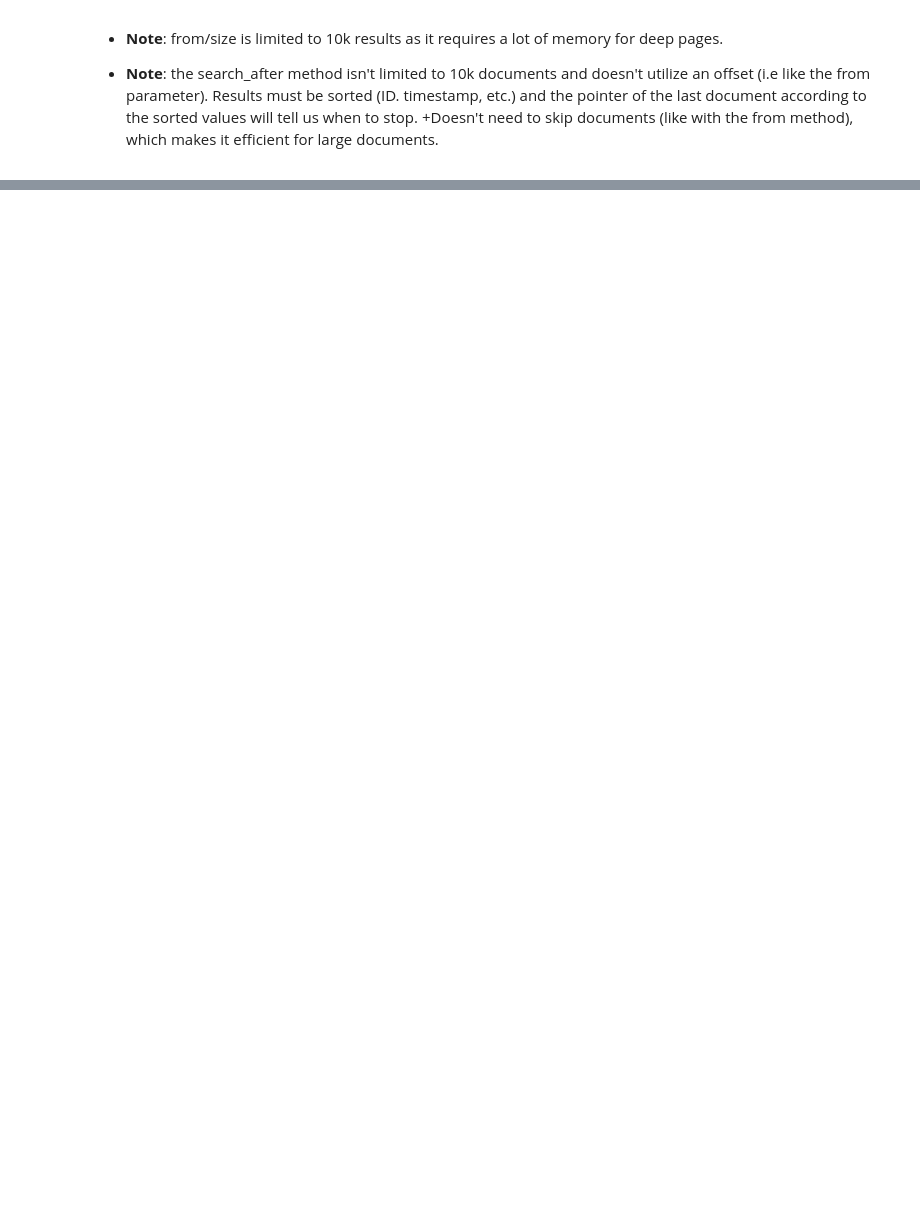
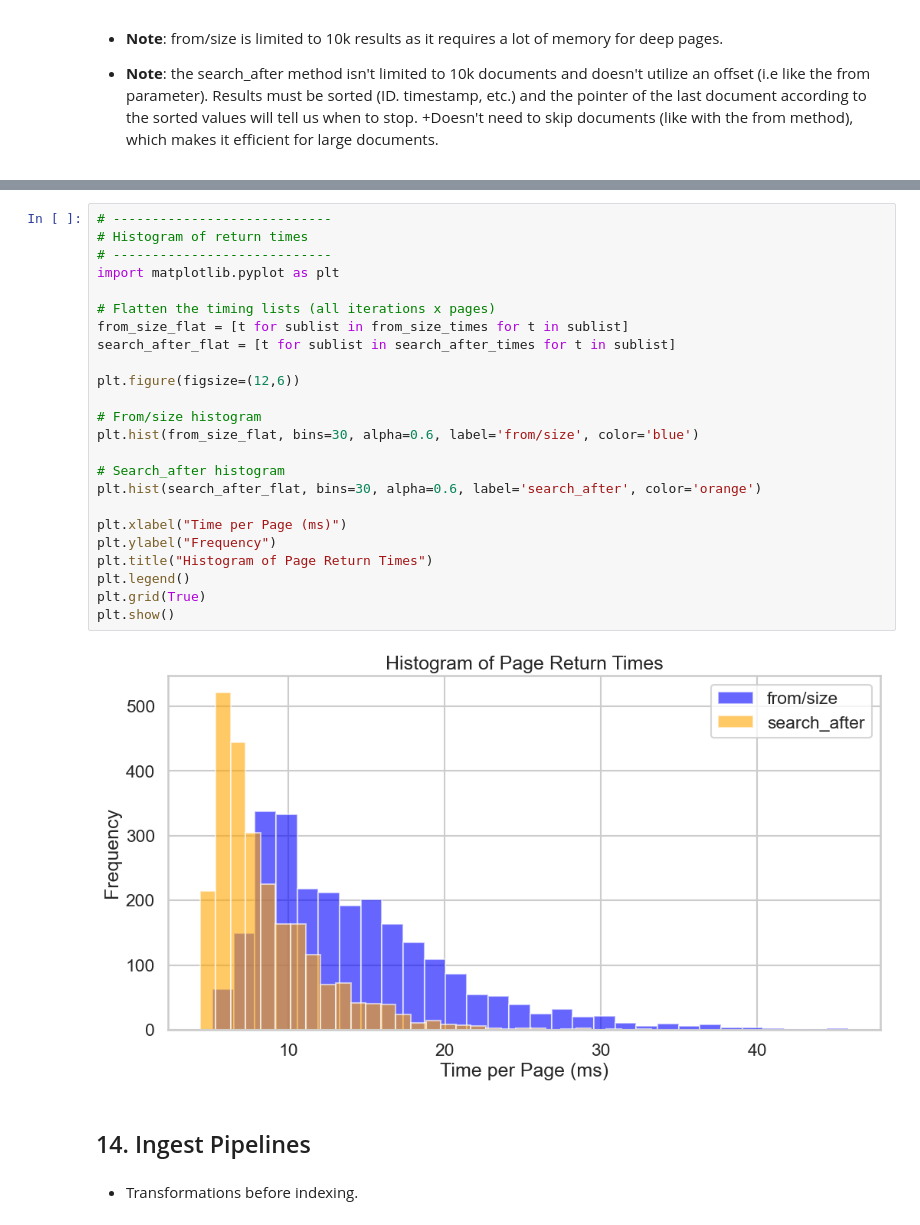
Before and after one commit to TA-dev/elastic_search_learn, a Jupyter notebook: course_guide.ipynb, the cells around one changed output, grey strips where cells are left out. Drawn from its saved outputs; the diff is of its cells as text; blank space fills up the shorter version.

```diff
--- a/course_guide.ipynb
+++ b/course_guide.ipynb
@@ -1226,0 +1281,30 @@ plt.show()
+# %%
+# ----------------------------
+# Histogram of return times
+# ----------------------------
+import matplotlib.pyplot as plt
+
+# Flatten the timing lists (all iterations x pages)
+from_size_flat = [t for sublist in from_size_times for t in sublist]
+search_after_flat = [t for sublist in search_after_times for t in sublist]
+
+plt.figure(figsize=(12,6))
+
+# From/size histogram
+plt.hist(from_size_flat, bins=30, alpha=0.6, label='from/size', color='blue')
+
+# Search_after histogram
+plt.hist(search_after_flat, bins=30, alpha=0.6, label='search_after', color='orange')
+
+plt.xlabel("Time per Page (ms)")
+plt.ylabel("Frequency")
+plt.title("Histogram of Page Return Times")
+plt.legend()
+plt.grid(True)
+plt.show()
+# %% [output]
+[figure, added]
+# %% [markdown]
+## 14. Ingest Pipelines
+# %% [markdown]
+* Transformations before indexing.
```
Also changed, not shown: parts of 4 cells of this notebook.
